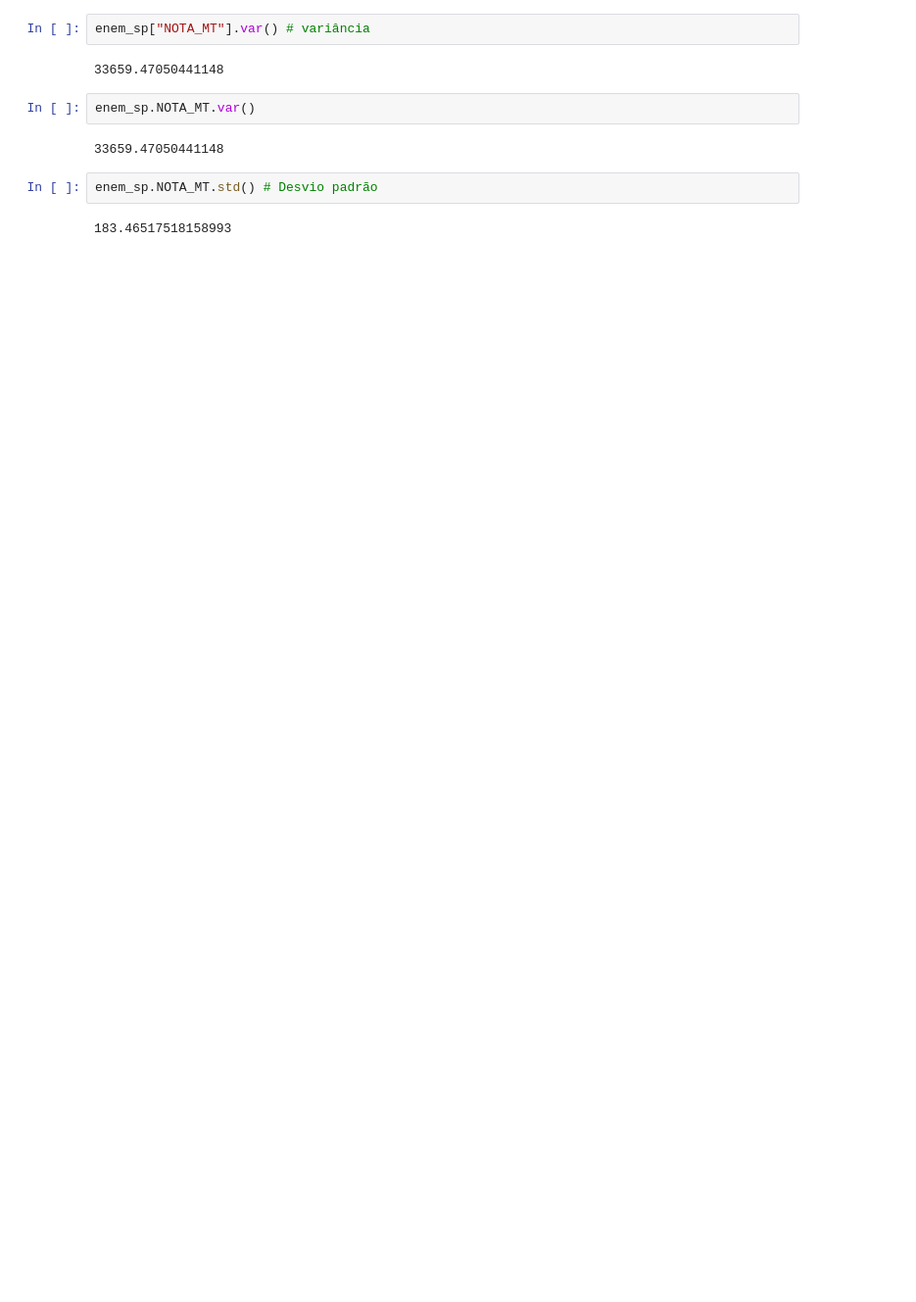
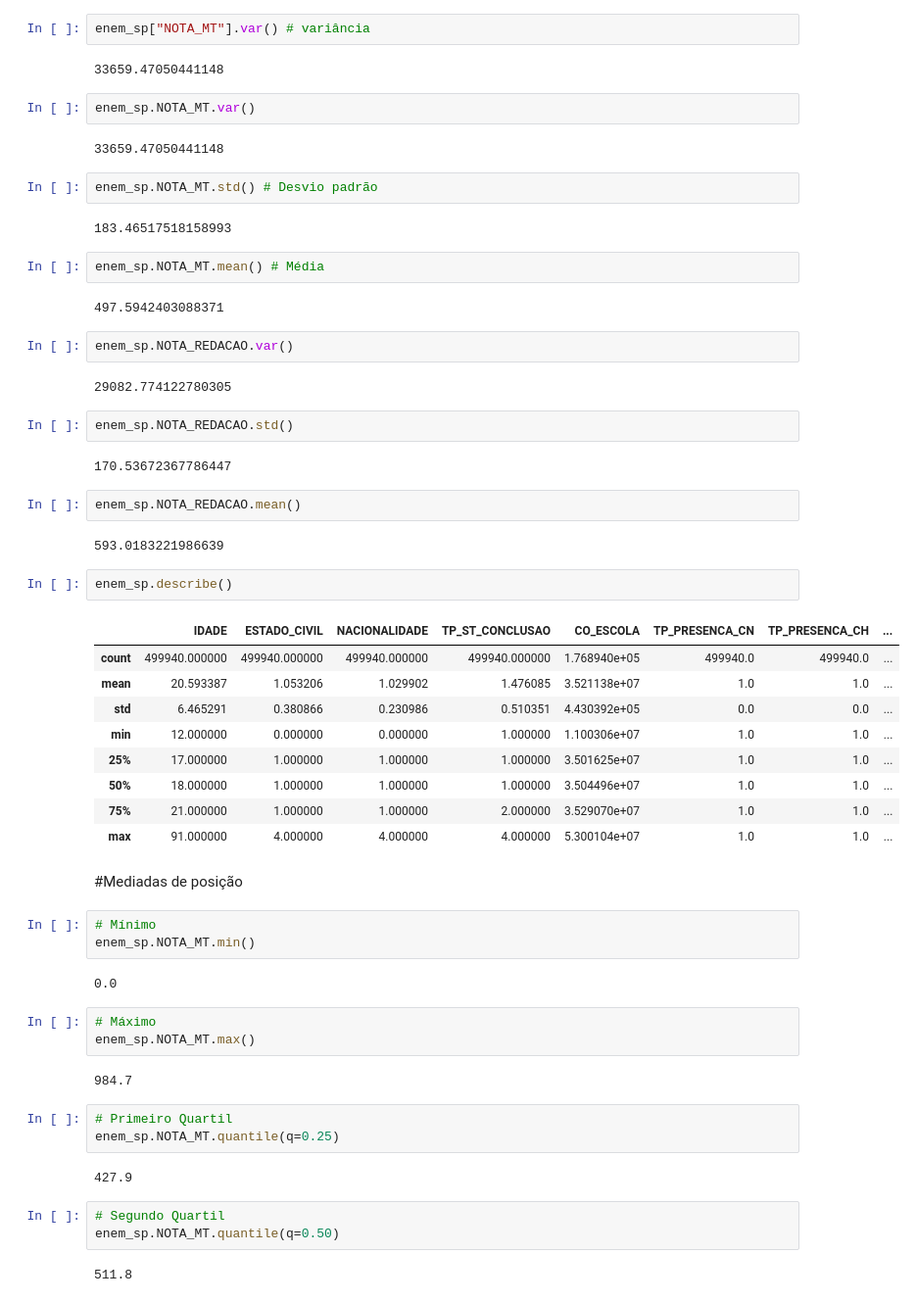
Before and after one commit to mateus-neres/Analise_estatistica_enem_2019, a Jupyter notebook: medidas_dispercao_posicao_etapa05.ipynb, the cells around one changed output. Shown at 98% size. Saved outputs shown, nothing was run; the diff lists cells and outputs as text; blank space fills up the shorter version.

```diff
--- a/medidas_dispercao_posicao_etapa05.ipynb
+++ b/medidas_dispercao_posicao_etapa05.ipynb
@@ -32,3 +32,53 @@ enem_sp.NOTA_MT.var()
 enem_sp.NOTA_MT.std() # Desvio padrão
 # %% [output]
 183.46517518158993
+# %%
+enem_sp.NOTA_MT.mean() # Média
+# %% [output]
+497.5942403088371
+# %%
+enem_sp.NOTA_REDACAO.var()
+# %% [output]
+29082.774122780305
+# %%
+enem_sp.NOTA_REDACAO.std()
+# %% [output]
+170.53672367786447
+# %%
+enem_sp.NOTA_REDACAO.mean()
+# %% [output]
+593.0183221986639
+# %%
+enem_sp.describe()
+# %% [output]
+|  | IDADE | ESTADO_CIVIL | NACIONALIDADE | TP_ST_CONCLUSAO | CO_ESCOLA | TP_PRESENCA_CN | TP_PRESENCA_CH | ... |
+| count | 499940.000000 | 499940.000000 | 499940.000000 | 499940.000000 | 1.768940e+05 | 499940.0 | 499940.0 | ... |
+| mean | 20.593387 | 1.053206 | 1.029902 | 1.476085 | 3.521138e+07 | 1.0 | 1.0 | ... |
+| std | 6.465291 | 0.380866 | 0.230986 | 0.510351 | 4.430392e+05 | 0.0 | 0.0 | ... |
+| min | 12.000000 | 0.000000 | 0.000000 | 1.000000 | 1.100306e+07 | 1.0 | 1.0 | ... |
+| 25% | 17.000000 | 1.000000 | 1.000000 | 1.000000 | 3.501625e+07 | 1.0 | 1.0 | ... |
+| 50% | 18.000000 | 1.000000 | 1.000000 | 1.000000 | 3.504496e+07 | 1.0 | 1.0 | ... |
+| 75% | 21.000000 | 1.000000 | 1.000000 | 2.000000 | 3.529070e+07 | 1.0 | 1.0 | ... |
+| max | 91.000000 | 4.000000 | 4.000000 | 4.000000 | 5.300104e+07 | 1.0 | 1.0 | ... |
+# %% [markdown]
+#Mediadas de posição
+# %%
+# Mínimo
+enem_sp.NOTA_MT.min()
+# %% [output]
+0.0
+# %%
+# Máximo
+enem_sp.NOTA_MT.max()
+# %% [output]
+984.7
+# %%
+# Primeiro Quartil
+enem_sp.NOTA_MT.quantile(q=0.25)
+# %% [output]
+427.9
+# %%
+# Segundo Quartil
+enem_sp.NOTA_MT.quantile(q=0.50)
+# %% [output]
+511.8
```
Also changed, not shown: parts of 1 cell of this notebook.
